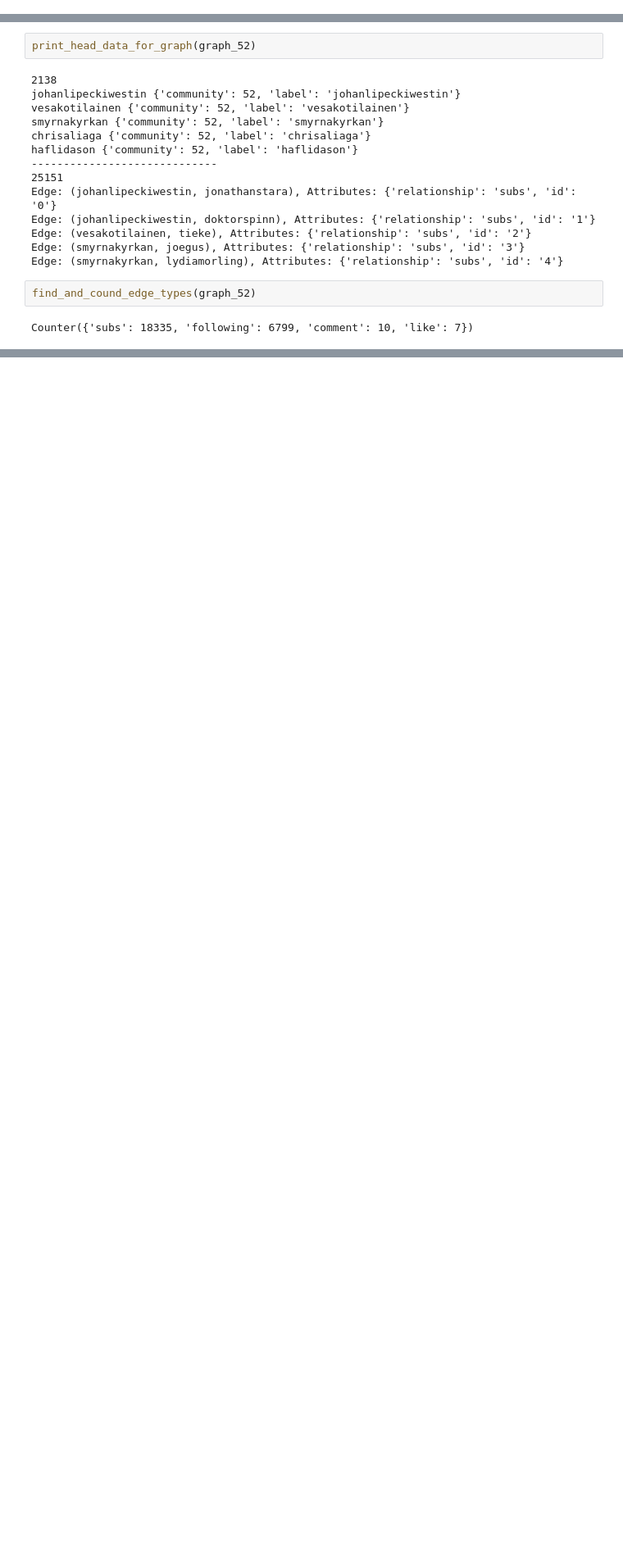
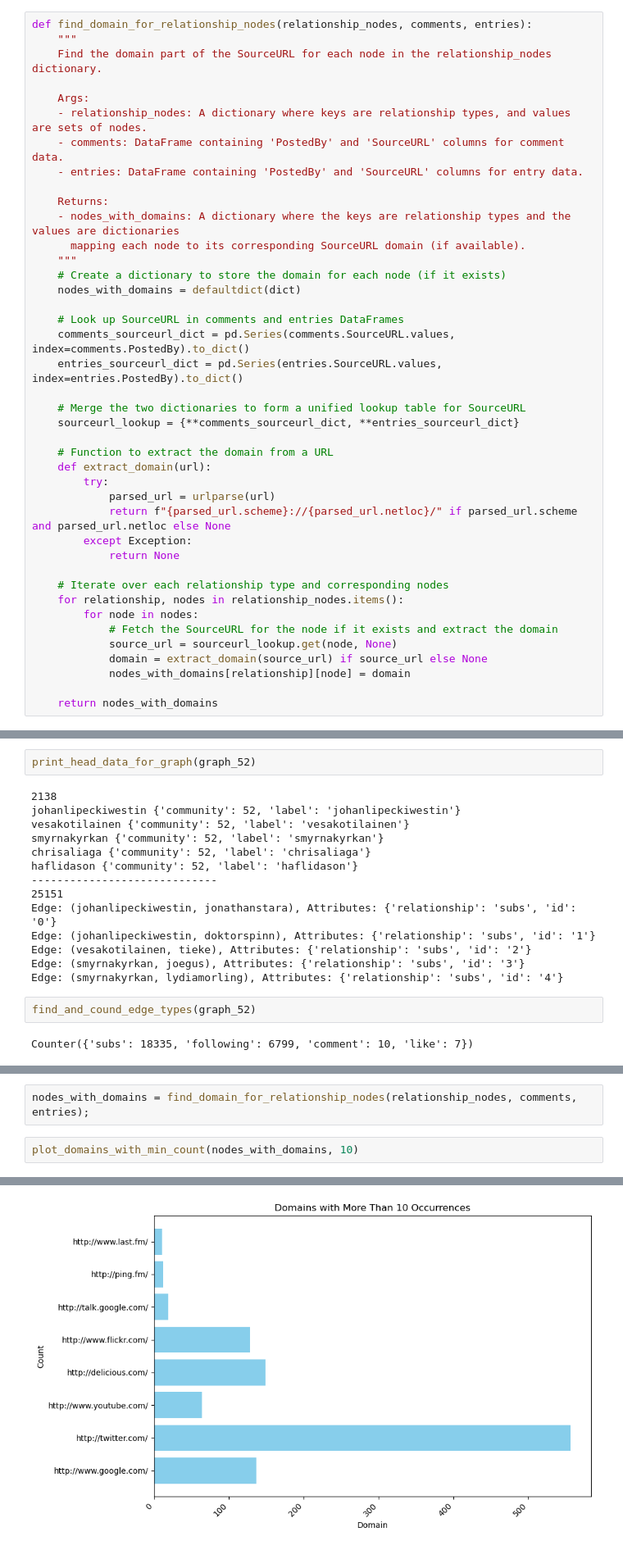
Before and after one commit to samirmehd1yev/friendfeed_project, a Jupyter notebook: 5. go_inside_communities.ipynb, the cells around one changed output, grey strips where cells are left out. Shown at 82% size. Drawn from its saved outputs; the diff is of its cells as text; blank space fills up the shorter version.

```diff
--- a/5. go_inside_communities.ipynb
+++ b/5. go_inside_communities.ipynb
@@ -123,3 +125,44 @@ def find_distinct_node_names_with_specific_edge_type(graph_nbr, head=5):
         print(f"Relationship: '{relationship}' has {len(nodes)} number of distinct nodes!")
         print(f"* Nodes: {list(nodes)[:head]}...\n")  # Print only the first 3 nodes for brevity
     return relationship_nodes
+# %%
+def find_domain_for_relationship_nodes(relationship_nodes, comments, entries):
+    """
+    Find the domain part of the SourceURL for each node in the relationship_nodes dictionary.
+
+    Args:
+    - relationship_nodes: A dictionary where keys are relationship types, and values are sets of nodes.
+    - comments: DataFrame containing 'PostedBy' and 'SourceURL' columns for comment data.
+    - entries: DataFrame containing 'PostedBy' and 'SourceURL' columns for entry data.
+
+    Returns:
+    - nodes_with_domains: A dictionary where the keys are relationship types and the values are dictionaries
+      mapping each node to its corresponding SourceURL domain (if available).
+    """
+    # Create a dictionary to store the domain for each node (if it exists)
+    nodes_with_domains = defaultdict(dict)
+
+    # Look up SourceURL in comments and entries DataFrames
+    comments_sourceurl_dict = pd.Series(comments.SourceURL.values, index=comments.PostedBy).to_dict()
+    entries_sourceurl_dict = pd.Series(entries.SourceURL.values, index=entries.PostedBy).to_dict()
+
+    # Merge the two dictionaries to form a unified lookup table for SourceURL
+    sourceurl_lookup = {**comments_sourceurl_dict, **entries_sourceurl_dict}
+
+    # Function to extract the domain from a URL
+    def extract_domain(url):
+        try:
+            parsed_url = urlparse(url)
+            return f"{parsed_url.scheme}://{parsed_url.netloc}/" if parsed_url.scheme and parsed_url.netloc else None
+        except Exception:
+            return None
+
+    # Iterate over each relationship type and corresponding nodes
+    for relationship, nodes in relationship_nodes.items():
+        for node in nodes:
+            # Fetch the SourceURL for the node if it exists and extract the domain
+            source_url = sourceurl_lookup.get(node, None)
+            domain = extract_domain(source_url) if source_url else None
+            nodes_with_domains[relationship][node] = domain
+
+    return nodes_with_domains
@@ -263,0 +363,5 @@ Wall time: 2min 34s
+# %%
+nodes_with_domains = find_domain_for_relationship_nodes(relationship_nodes, comments, entries);
+# %%
+plot_domains_with_min_count(nodes_with_domains, 10)
+# %% [output]
@@ -263,0 +369 @@ Wall time: 2min 34s
+[figure, added]
```
Also changed, not shown: parts of 16 cells of this notebook.
